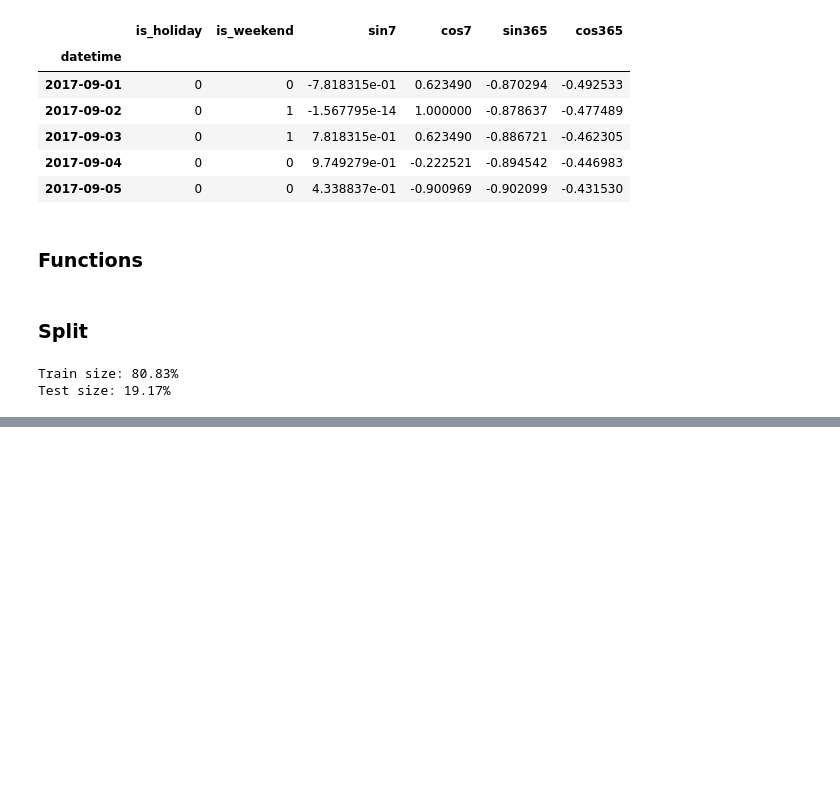
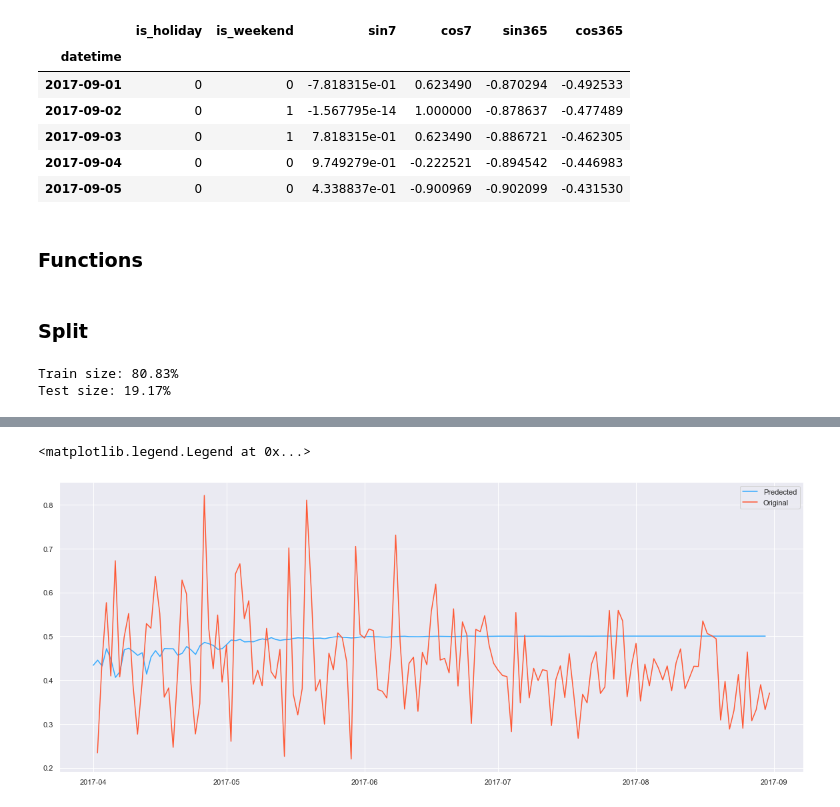
Before and after one commit to lucatesta-code/Hotel_Booking_Demand_ML, a Jupyter notebook: TS.ipynb, the cells around one changed output, grey strips where cells are left out. Saved outputs shown, nothing was run; the diff lists cells and outputs as text; code cells hidden in the pictures; blank space fills up the shorter version.

```diff
--- a/TS.ipynb
+++ b/TS.ipynb
@@ -465,0 +664,11 @@ Freq: D, Name: predicted_mean, Length: 152, dtype: float64
+# %%
+scaler = MinMaxScaler()
+series['percentage_norm'] = scaler.fit_transform(series['percentage'].values.reshape(-1, 1))
+series = series.set_index(series.datetime)
+y = series.resample('D').sum()["percentage_norm"] #fill gap
+y[y == 0] = np.nan
+y = y.interpolate(method = "linear")
+train = y[y.index <= ('2017-04-01')]
+test = y[y.index > ('2017-04-01')]
+print("Train size: " + str(round((len(train) / len(y) * 100), 2)) + "%")
+print("Test size: " + str(round((len(test) / len(y) * 100), 2)) + "%")
@@ -465,0 +678,10 @@ Freq: D, Name: predicted_mean, Length: 152, dtype: float64
+# %%
+#create train, test data
+seq_len = 30 #choose sequence length
+X_train, y_train = load_data_full(train, seq_len)
+X_test, y_test = load_data_full(test, seq_len)
+
+print('X_train.shape = ',X_train.shape)
+print('y_train.shape = ', y_train.shape)
+print('X_test.shape = ',X_test.shape)
+print('y_test.shape = ', y_test.shape)
@@ -465,0 +693,14 @@ Freq: D, Name: predicted_mean, Length: 152, dtype: float64
+# %%
+model1 = Sequential()
+model1.add(GRU(500, input_shape = (1, seq_len)))
+model1.add(Dropout(0.33))
+model1.add(BatchNormalization())
+model1.add(Dense(500, activation = 'relu'))
+model1.add(Dropout(0.33))
+model1.add(Dense(500, activation = 'relu'))
+model1.add(Dropout(0.33))
+model1.add(Dense(1, activation = 'sigmoid'))
+model1.compile(loss = 'mae', optimizer = 'adam')
+model1.summary()
+
+history = model1.fit(X_train.reshape(-1, 1, X_train.shape[1]), y_train.reshape(-1, 1), epochs = 100, batch_size = 150)
@@ -465,0 +725,4 @@ Freq: D, Name: predicted_mean, Length: 152, dtype: float64
+# %%
+pred1 = recursive_forecast(train[len(train) - 1 - seq_len : ], model1, n_steps = len(test))
+metrics.mean_absolute_error(y_pred = scaler.inverse_transform(pred1.values.reshape(-1, 1)),
+                            y_true = scaler.inverse_transform(test.values.reshape(-1,1)))
@@ -465,0 +748,8 @@ Freq: D, Name: predicted_mean, Length: 152, dtype: float64
+# %%
+plt.rcParams.update({'figure.figsize':(20, 8)})
+plt.plot(pred1, color = "#33AAFF", label = "Predected")
+plt.plot(test, color = "#FF5733", label = "Original")
+plt.legend()
+# %% [output]
+<matplotlib.legend.Legend at 0x...>
+[figure, added]
```
Also changed, not shown: parts of 19 cells of this notebook, 1 other file.
